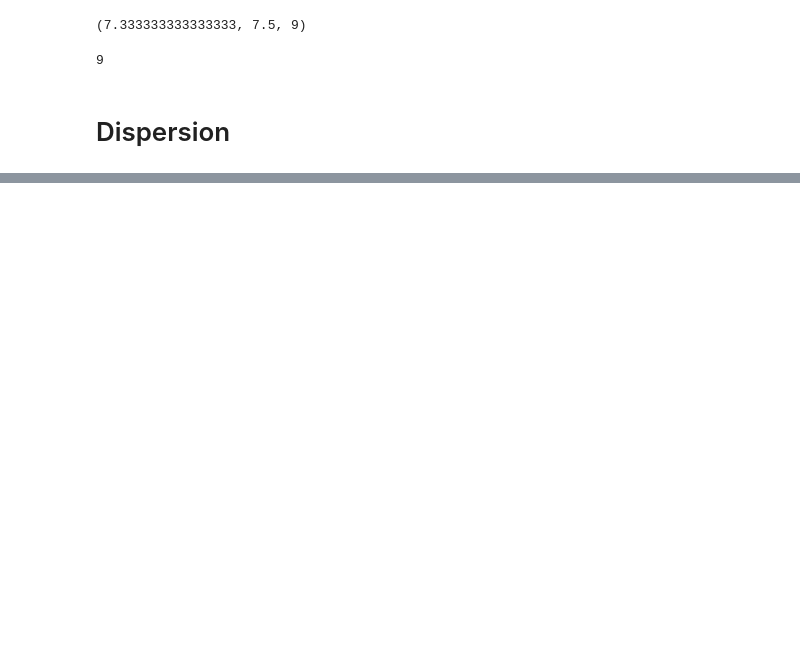
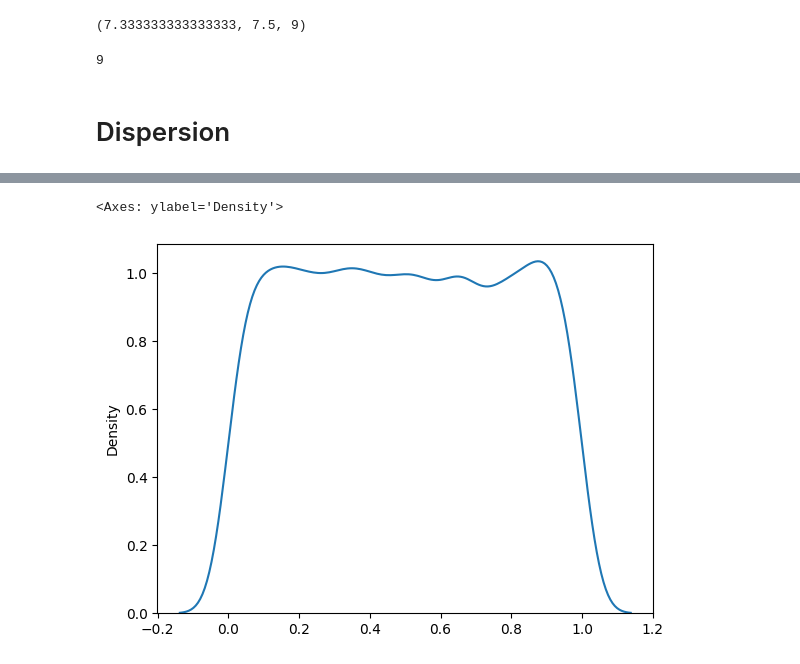
Before and after one commit to indhra/Statistics_Probability_GaneshSir, a Jupyter notebook: Day0-StatisticsBasics.ipynb, the cells around one changed output, grey strips where cells are left out. Saved outputs shown, nothing was run; the diff lists cells and outputs as text; code cells hidden in the pictures; blank space fills up the shorter version.

```diff
--- a/Day0-StatisticsBasics.ipynb
+++ b/Day0-StatisticsBasics.ipynb
@@ -90,0 +187,5 @@ max(set(standard_list), key=standard_list.count)
+# %%
+sns.kdeplot(random_gen_values)
+# %% [output]
+<Axes: ylabel='Density'>
+[figure, added]
```
Also changed, not shown: parts of 13 cells of this notebook.
